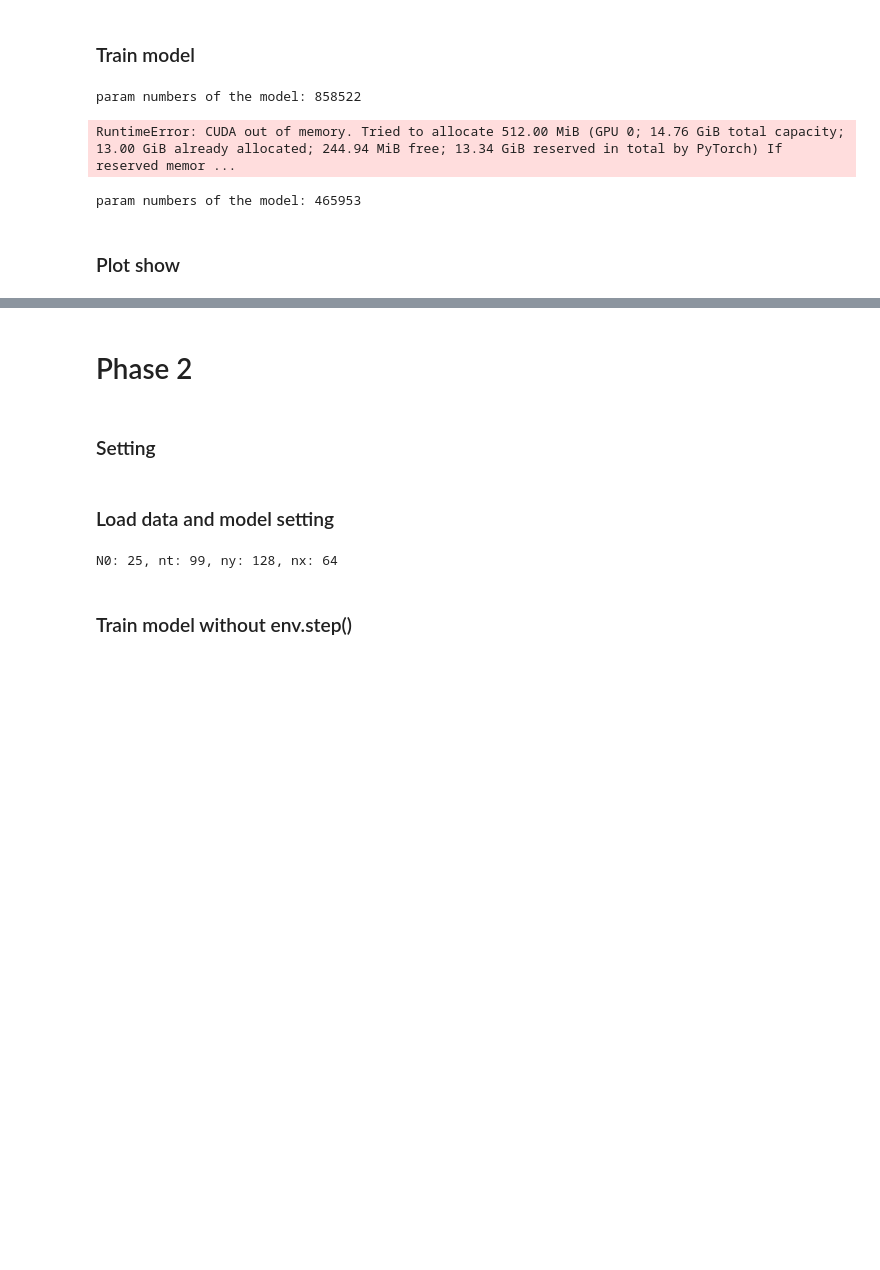
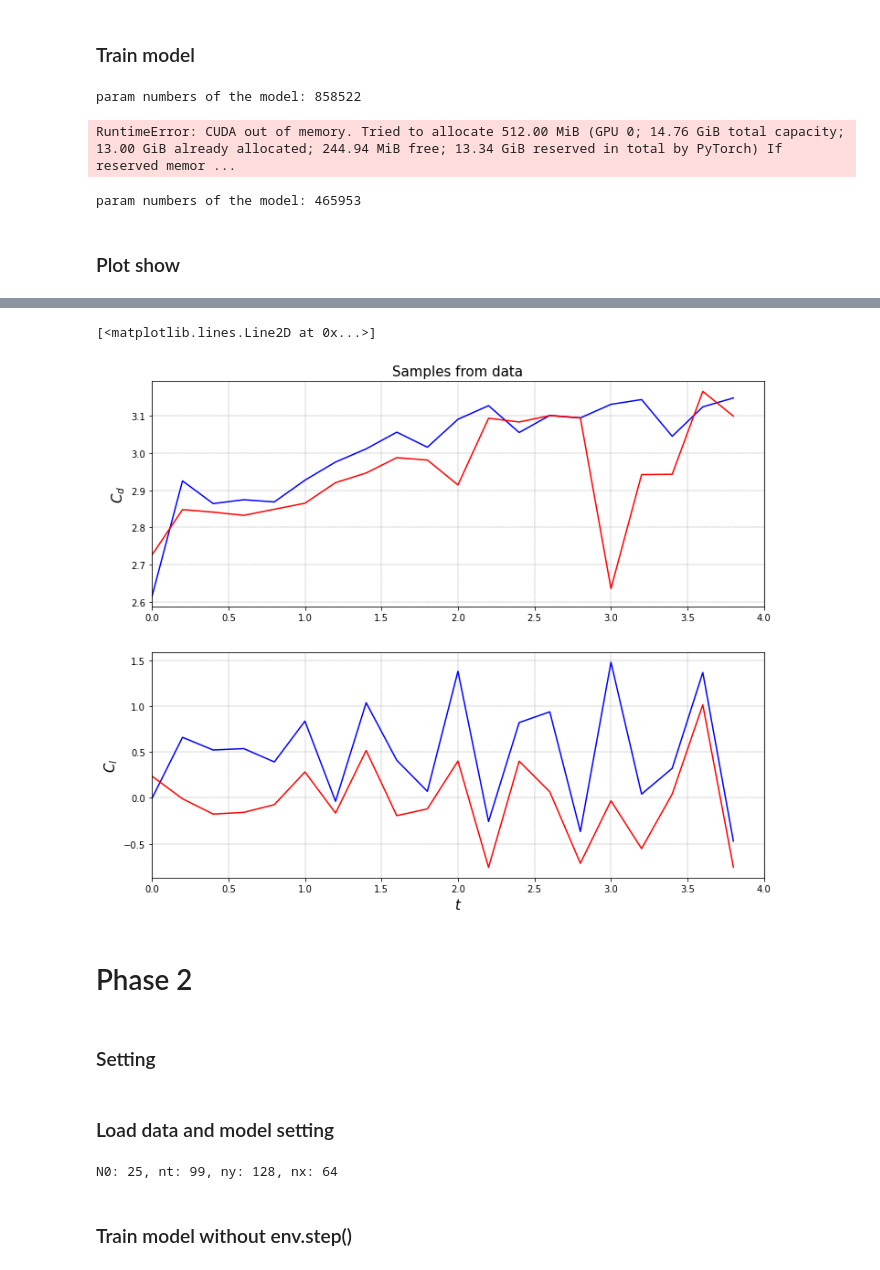
Before and after one commit to AsamaKiseto/Cylinder_Env, a Jupyter notebook: nse/4_nse_test.ipynb, the cells around one changed output, grey strips where cells are left out. Drawn from its saved outputs; the diff is of its cells as text; code cells hidden in the pictures; blank space fills up the shorter version.

```diff
--- a/nse/4_nse_test.ipynb
+++ b/nse/4_nse_test.ipynb
@@ -42,17 +59,19 @@ end init_solve
 dT = env.params['T']
 nx = env.params['dimx']
 ny = env.params['dimy']
-print('dT: {}, ny: {}, nx: {}'.format(dT, ny, nx))
+print('dT: {}, nx: {}, ny: {}'.format(dT, nx, ny))
+shape = [nx, ny]
 
 # mosel params setting
-L = 4
+L = 2
 modes = 12
 width = 20
 model_params = dict()
 model_params['modes'] = modes
 model_params['width'] = width
 model_params['L'] = L
+f_channels = 4
 
 # data path
-data_path = './data/nse_data_N0_25_nT_10'
+data_path = './data/nse_data_N0_256_nT_400'
 # %% [output]
@@ -408,3 +429,68 @@ for k in range(4):
+# %%
+# load logs
+data, _, Cd, Cl, ang_vel  = torch.load('data/baseline_dt_0.01_T_4')
+tg = 20     # sample evrey 10 timestamps
+Ng = 1
+data = data[::Ng, ::tg, :, :, 2:]
+Cd = Cd[::Ng, ::tg]
+Cl = Cl[::Ng, ::tg]
+data_in = data[0].squeeze()[0]
+
+# data param
+nx = data.shape[2]
+ny = data.shape[3]
+s = data.shape[2] * data.shape[3]     # ny * nx
+N0 = data.shape[0]                    # num of data sets
+nt = data.shape[1] - 1             # nt
+t = np.arange(nt) * 0.2
+
+plt.figure(figsize=(12,10))
+ax1 = plt.subplot2grid((2, 2), (0, 0), colspan=2)
+ax2 = plt.subplot2grid((2, 2), (1, 0), colspan=2)
+
+k = -1
+ax1.set_title('Samples from data', size=15)
+ax1.plot(t, Cd[k], color='blue')
+ax1.grid(True, lw=0.4, ls="--", c=".50")
+ax1.set_xlim(0, 4)
+ax1.set_ylabel(r"$C_d$", fontsize=15)
+
+
+ax2.plot(t, Cl[k], color='blue')
+ax2.grid(True, lw=0.4, ls="--", c=".50")
+ax2.set_ylabel(r"$C_l$", fontsize=15)
+ax2.set_xlabel(r"$t$", fontsize=15)
+ax2.set_xlim(0, 4)
+
+# model
+operator_path = 'logs/operator_lambda_1_0.1_0.1_0.1_lr_0.001_epochs_2000'
+load_model = FNO_ensemble(model_params, shape, f_channels=f_channels)
+state_dict, _ = torch.load(operator_path)
+load_model.load_state_dict(state_dict)
+load_model.eval()
+
+for param in list(load_model.parameters()):
+    param.requires_grad = False
+
+out_nn = data_in.reshape(nx, ny, 3)
+f_rec = torch.zeros(nt)
+Cd_nn = torch.zeros(nt)
+Cl_nn = torch.zeros(nt)
+
+ang_optim = torch.ones(nt) * 2
+out_nn = data_in.reshape(1, nx, ny, 3)
+for i in range(nt):
+    ang_nn = ang_optim[i].reshape(1)
+    pred, _, f_rec[i], _ = load_model(out_nn, ang_nn)
+    out_nn = pred[:, :, :, :3]
+    Cd_nn[i] = torch.mean(pred[:, :, :, -2])
+    Cl_nn[i] = torch.mean(pred[:, :, :, -1])
+
+ax1.plot(t, Cd_nn, color='red')
+ax2.plot(t, Cl_nn, color='red')
+# %% [output]
+[<matplotlib.lines.Line2D at 0x...>]
+[figure, added]
 # %% [markdown]
 # Phase 2
 # %% [markdown]
```
Also changed, not shown: parts of 8 cells of this notebook, 11 other files.
